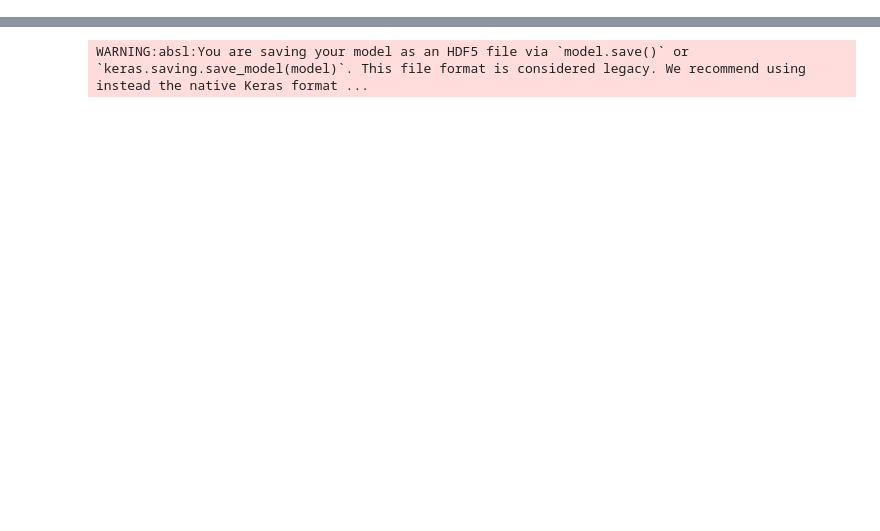
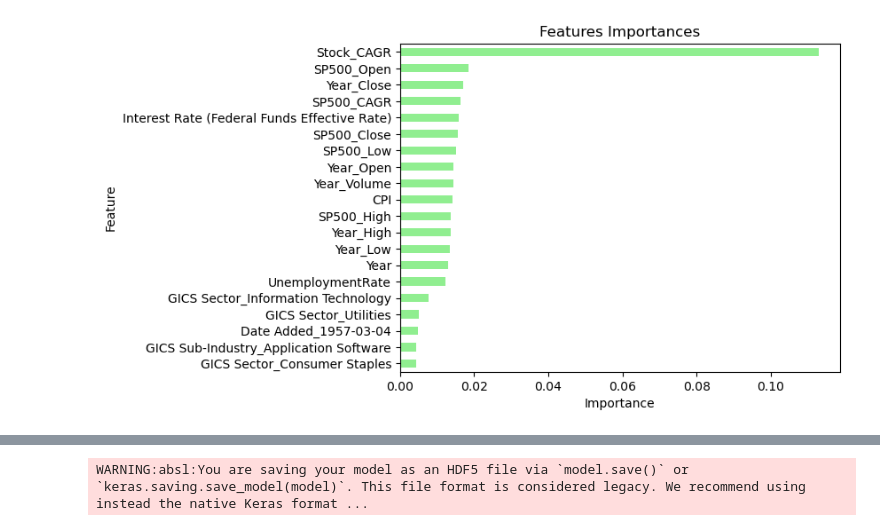
Before and after one commit to NicholasJWiid/StockSmart_ML, a Jupyter notebook: stock_model_starter.ipynb, the cells around one changed output, grey strips where cells are left out. Drawn from its saved outputs; the diff is of its cells as text; code cells hidden in the pictures; blank space fills up the shorter version.

Commit message:
Machine learning models - draft 1

```diff
--- a/stock_model_starter.ipynb
+++ b/stock_model_starter.ipynb
@@ -228,0 +237,6 @@ X = application_df.drop(columns=['IS_SUCCESSFUL', 'SPECIAL_CONSIDERATIONS_N'], a
+# %%
+# Initialize the K-Means model with n_clusters=2
+model = KMeans(n_clusters=2)
+# %%
+# Fit the model sp500_scaled_df DataFrame
+model.fit(sp500_clustering_df)
@@ -228,0 +297,4 @@ X = application_df.drop(columns=['IS_SUCCESSFUL', 'SPECIAL_CONSIDERATIONS_N'], a
+# %%
+# Convert categorical data to numeric with `pd.get_dummies`
+sp500_numeric_df = pd.get_dummies(sp500_complete_df, dtype=int)
+sp500_numeric_df
@@ -229,3 +315,8 @@ X = application_df.drop(columns=['IS_SUCCESSFUL', 'SPECIAL_CONSIDERATIONS_N'], a
+# %%
+# Split the preprocessed data into features and target arrays
+y = sp500_numeric_df['Outperformed?'].values
+X = sp500_numeric_df.drop(columns=['Outperformed?'], axis=1).values
+X_columns = sp500_numeric_df.drop(columns=['Outperformed?'], axis=1).columns
 # %%
 # Split the preprocessed data into a training and testing dataset
 X_train, X_test, y_train, y_test = train_test_split(X, y, random_state=1)
@@ -243,0 +335,73 @@ X_test_scaled = X_scaler.transform(X_test)
+# %%
+# Create a dictionary of different ml models to run in the loop
+ml = {
+    "KNeighborsClassifier": KNeighborsClassifier(n_neighbors=5),
+    "ExtraTreesClassifier": ensemble.ExtraTreesClassifier(n_estimators=50, random_state=78),
+    "LogisticsRegression": LogisticRegression(random_state=78, max_iter=1000),
+    "RandomForestClassifier": ensemble.RandomForestClassifier(n_estimators=50, random_state=78),
+    "BaggingClassifier": ensemble.BaggingClassifier(n_estimators=50, random_state=78),
+    "AdaBoostClassifier": ensemble.AdaBoostClassifier(n_estimators=100, random_state=78, algorithm='SAMME')
+}
+report_data = []
+
+for x in ml:
+    model = ml[x]
+    model.fit(X_train_scaled, y_train)# Create predictions
+    y_pred = model.predict(X_test_scaled)
+    tn, fp, fn, tp = confusion_matrix(y_test, y_pred).ravel()
+
+
+    # Calculating the confusion matrix and display as a dataframe
+    cm = confusion_matrix(y_test, y_pred)
+    cm_df = pd.DataFrame(
+        cm, index=["Actual < SP500", "Actual > SP500"], columns=["Predicted < SP500", "Predicted > SP500"]
+    )
+    print(f"----------------------------------------------")
+    print(f"Confusion Matrix: {x}")
+    display(cm_df)
+
+    # Calculate report metrics
+    target_names = ["Less than SP500 CAGR", "Outperformed SP500 CAGR"]
+    report = classification_report(y_test, y_pred, output_dict=True, target_names=target_names)
+    results = {
+        "Less than SP500 CAGR": report["Less than SP500 CAGR"],
+        "Outperformed SP500 CAGR": report["Outperformed SP500 CAGR"],
+        "accuracy": report["accuracy"],
+        "macro avg": report["macro avg"],
+        "weighted avg": report["weighted avg"]
+    }
+    # Save report results and display as a dataframe
+    report_data.append({**results})
+    results_df = pd.DataFrame(results).transpose().round(3)
+    results_df = results_df.astype(object)
+    results_df.loc["accuracy", results_df.columns != 'f1-score'] = ""
+    display(results_df)
+
+    # Check if the model has feature_importances_ attribute and print if true
+    if hasattr(model, 'feature_importances_'):
+        feature_importances = model.feature_importances_
+        feature_names = X_columns
+        sorted_importances = sorted(zip(feature_importances, feature_names), reverse=True)
+
+        print(f"Feature Importances for {x}:")
+        for importance, name in sorted_importances:
+            if importance >= 0.001:
+                print(f"{importance:.6f}: {name}")
+
+         # Visualize the features by importance
+        importances_df = pd.DataFrame(sorted_importances)
+        importances_df.set_index(importances_df[1], inplace=True)
+        importances_df.drop(columns=1, inplace=True)
+        importances_df.rename(columns={0: 'Feature Importances'}, inplace=True)
+        importances_sorted_df = importances_df.sort_values(by='Feature Importances', ascending=False)
+        top_importances_df = importances_sorted_df.head(20)
+        ax = top_importances_df.plot(kind='barh', color='lightgreen', title= 'Features Importances', legend=False)
+        ax.invert_yaxis()
+        plt.xlabel('Importance')
+        plt.ylabel('Feature')
+        plt.show()
+
+    else:
+        print(f"{x} does not have feature_importances_ attribute.")
+    print("                                                          ")
+# %% [output]
@@ -243,0 +449 @@ X_test_scaled = X_scaler.transform(X_test)
+[figure, added]
```
Also changed, not shown: parts of 68 cells of this notebook.
